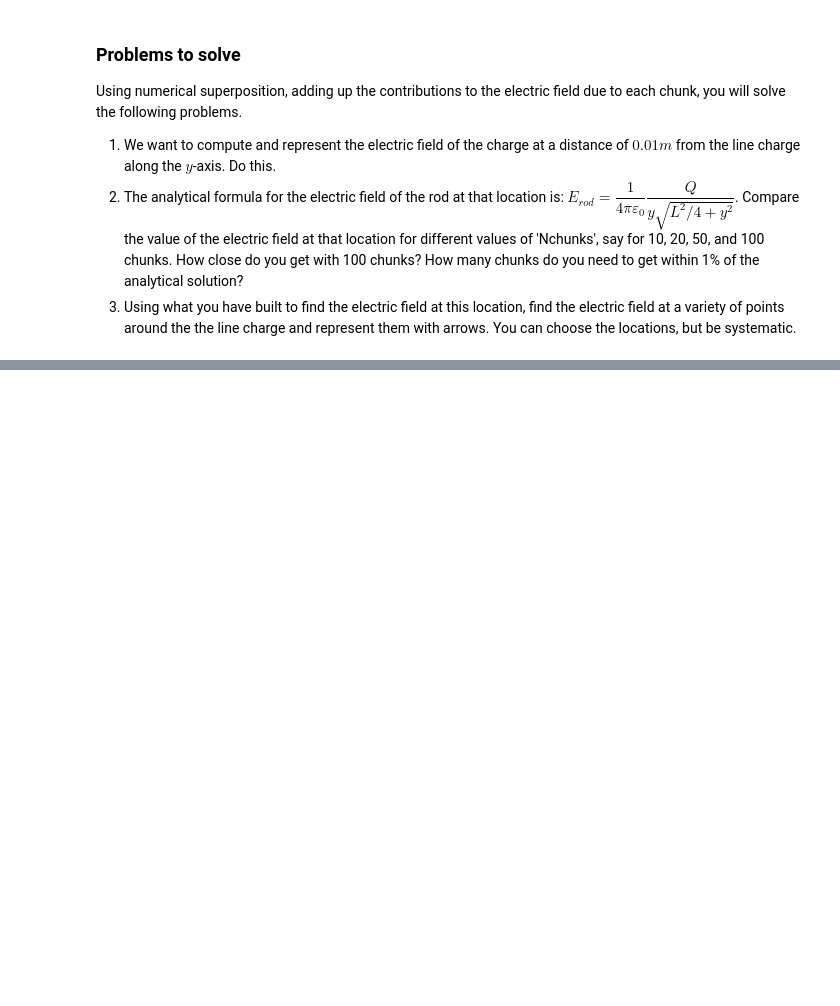
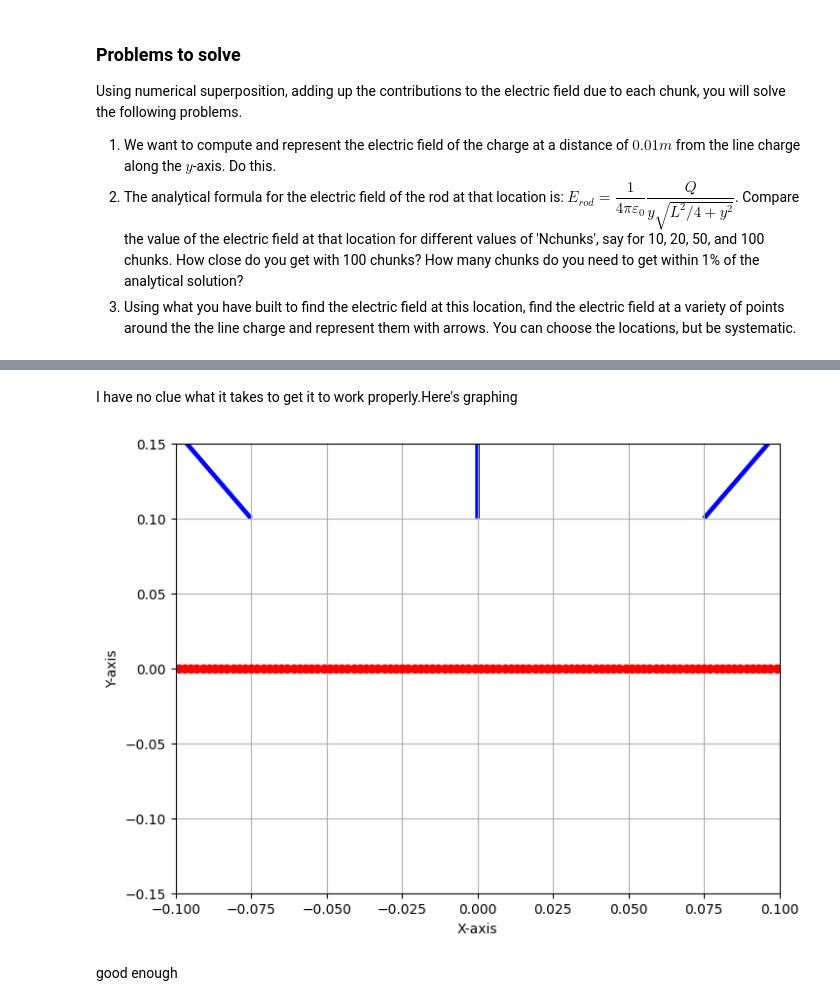
Before and after one commit to andrew-koren/cautious-adventure, a Jupyter notebook: my shit/481/HW04_Electric_Field_Line_Charge.ipynb, the cells around one changed output, grey strips where cells are left out. Drawn from its saved outputs; the diff is of its cells as text; code cells hidden in the pictures; blank space fills up the shorter version.

Commit message:
modified:   my shit/481/HW04_Electric_Field_Line_Charge.ipynb 	new file:   my shit/MTH 327H/mth327h-FS23-LectNotes-Chap2+suppl.pdf

```diff
--- a/my shit/481/HW04_Electric_Field_Line_Charge.ipynb
+++ b/my shit/481/HW04_Electric_Field_Line_Charge.ipynb
@@ -91,0 +157,4 @@ Using numerical superposition, adding up the contributions to the electric field
+# %%
+E_analytical = k* Q / (((L ** 2) / 4 + P[1] ** 2) ** 1/2)
+print(E_analytical)
+print(np.linalg.norm(E_total))
@@ -91,0 +224,75 @@ Using numerical superposition, adding up the contributions to the electric field
+# %% [markdown]
+I have no clue what it takes to get it to work properly.Here's graphing
+# %%
+import numpy as np
+import matplotlib.pyplot as plt
+
+# Length of rod (m)
+L = 0.2
+
+# Location of the ends of the rod (m)
+lineStartX = -L/2
+lineEndX = +L/2
+
+# Electric constant in SI (vacuum permittivity)
+k = 9e9
+
+# Total charge on the rod (Coulombs)
+Q = 0.1e-6
+
+# Define the points where electric field is calculated (y-values)
+x_values = np.linspace(-0.15, 0.15, 5)  # Adjust the range as needed
+
+# Create a figure and axis for the electric field vector plot
+fig, ax = plt.subplots(figsize=(8, 6))
+
+# Calculate the analytical electric field using the provided formula
+def analytical_field(Q, y, L):
+    return k * (Q / (y * np.sqrt(L**2/4 + y**2)))
+
+# Initialize variables to store the electric field vectors at each point
+E_vectors = []
+
+for x_value in x_values:
+    # Define the point where electric field is calculated (x is fixed at 0)
+    P = np.array([x_value, 0.1])
+
+    # Initialize variables to store the electric field at this point
+    E_total = np.zeros(2)
+
+    # Calculate the electric field due to each chunk and sum them up
+    for chunkLocation in chunkLocations:
+        r = P - chunkLocation  # Vector from the chunk to the point P
+        r_magnitude = np.linalg.norm(r)
+        dE = (k * chargeOfChunk / r_magnitude**3) * r  # Electric field due to this chunk
+        E_total += dE
+
+    # Calculate the analytical electric field at this point
+    E_analytical = analytical_field(Q, P[1], L)
+
+    # Store the electric field vectors
+    E_vectors.append(E_total)
+
+    # Plot the electric field vector at this point
+    plt.quiver(P[0], P[1], E_total[0], E_total[1], angles='xy', scale_units='xy', scale=1, color='b')
+
+fig = plt.plot
+
+## This for loop lets you do an operation on each chunk
+for thisLocation in chunkLocations:
+
+    plt.plot(thisLocation[0],thisLocation[1],'ro')
+
+# Set axis limits and labels
+plt.xlim(-0.1, 0.1)
+plt.ylim(-0.15, 0.15)
+plt.xlabel('X-axis')
+plt.ylabel('Y-axis')
+
+# Show the plot
+plt.grid()
+plt.show()
+# %% [output]
+[figure, added]
+# %% [markdown]
+good enough
```
Also changed, not shown: parts of 5 cells of this notebook, 1 other file.
